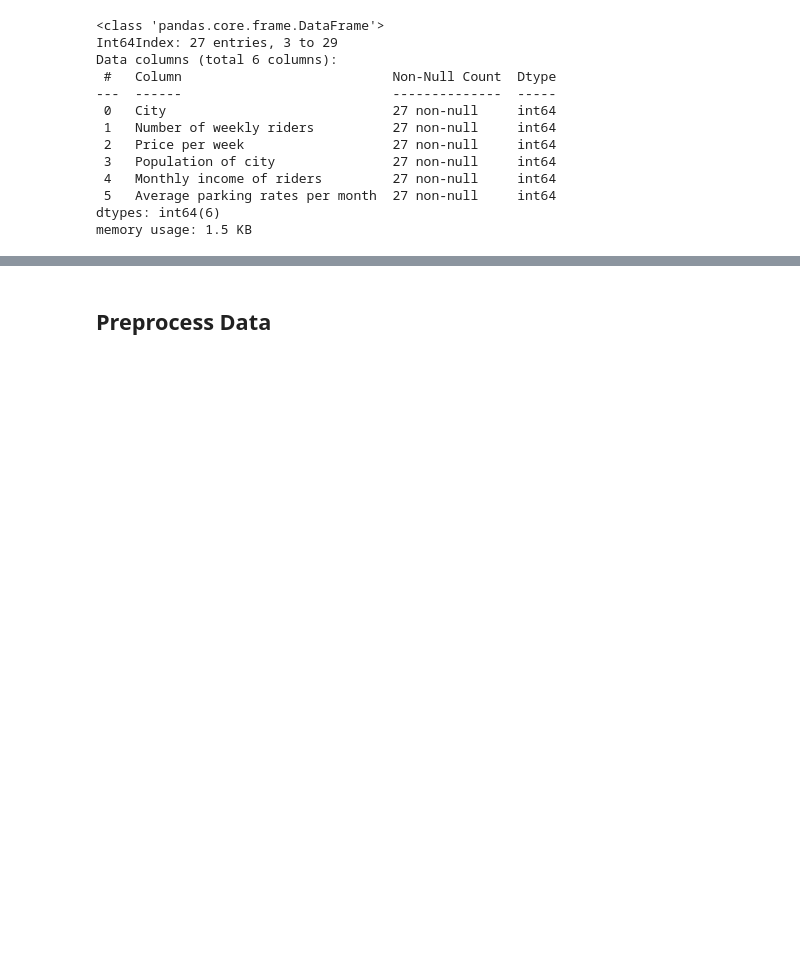
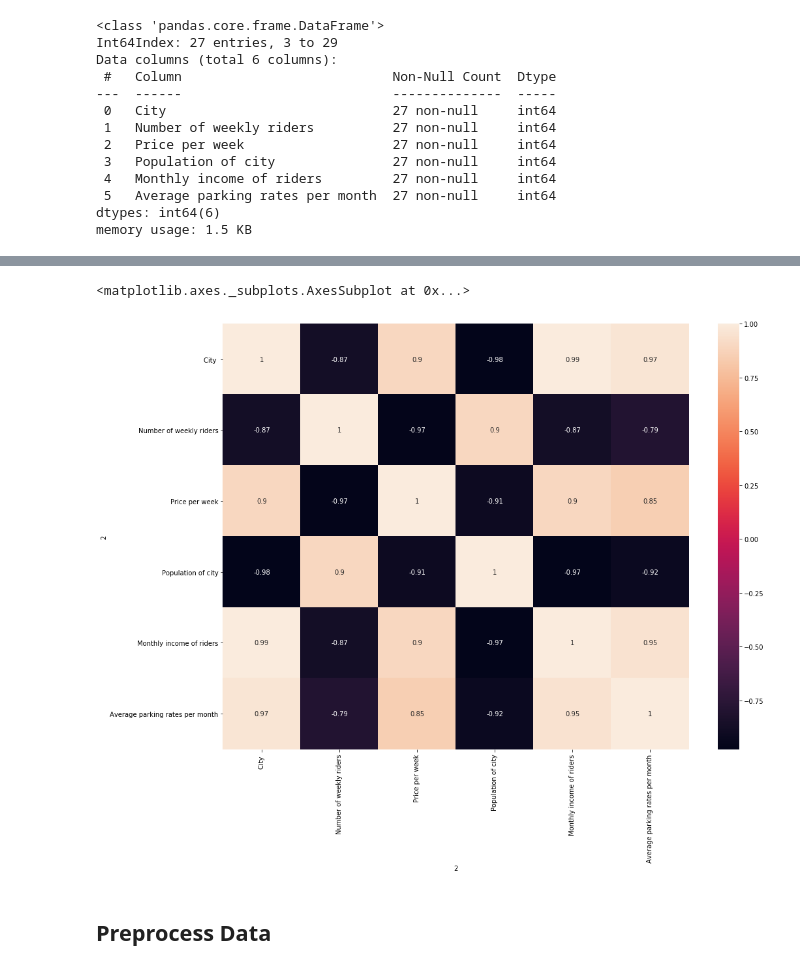
Before and after one commit to BA-Software-Development-Ed/Assignment-A43-Parking-Estimation, a Jupyter notebook: Assignment.ipynb, the cells around one changed output, grey strips where cells are left out. Drawn from its saved outputs; the diff is of its cells as text; code cells hidden in the pictures; blank space fills up the shorter version.

```diff
--- a/Assignment.ipynb
+++ b/Assignment.ipynb
@@ -155,0 +211,10 @@ memory usage: 1.5 KB
+# %%
+corr_matrix = df.corr()
+corr_matrix
+
+# plot the matrix as a heat map
+plt.subplots(figsize = (16, 12))
+sns.heatmap(corr_matrix, annot=True)
+# %% [output]
+<matplotlib.axes._subplots.AxesSubplot at 0x...>
+[figure, added]
```
Also changed, not shown: parts of 18 cells of this notebook, 1 other file.
